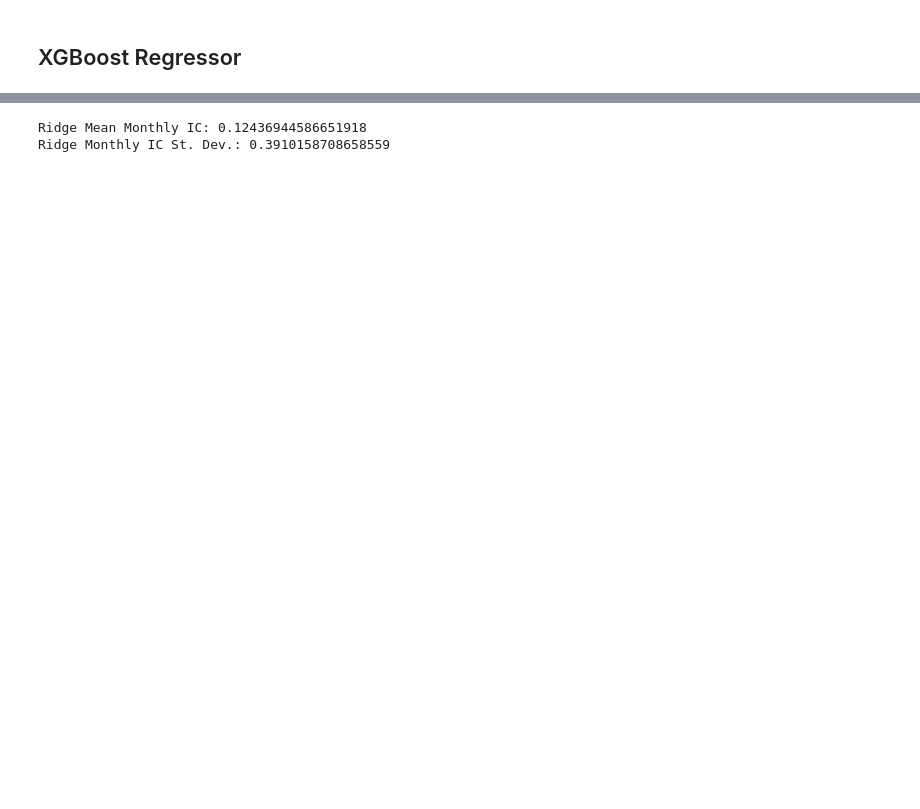
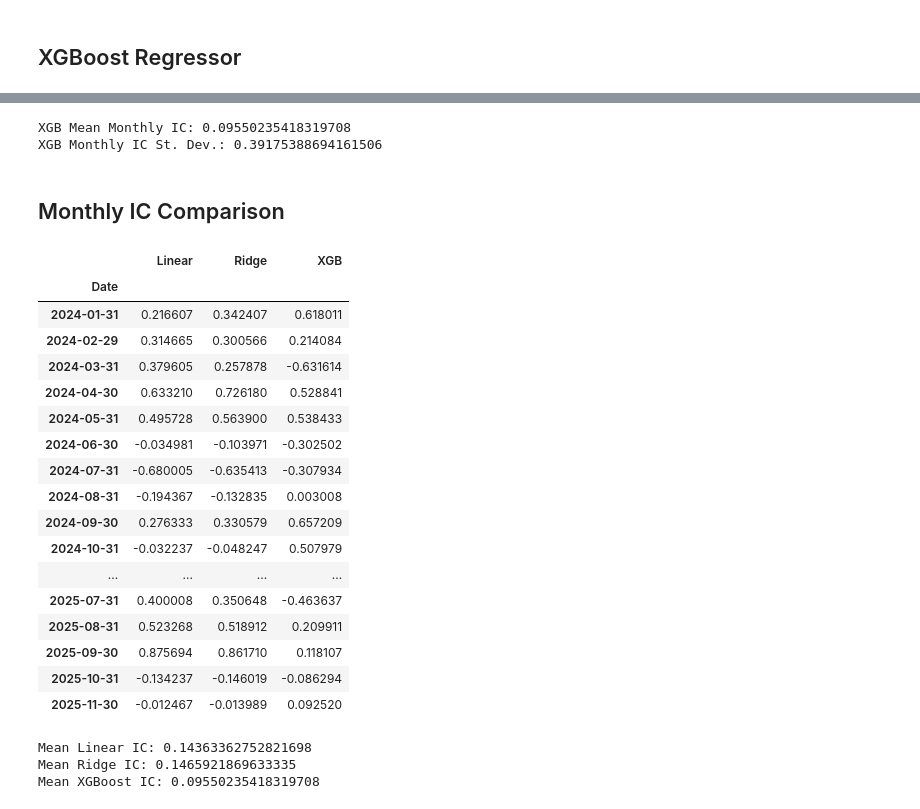
Before and after one commit to fernandez-alexis/stock-return-prediction, a Jupyter notebook: stock-return-pred.ipynb, the cells around one changed output, grey strips where cells are left out. Saved outputs shown, nothing was run; the diff lists cells and outputs as text; code cells hidden in the pictures; blank space fills up the shorter version.

Commit message:
Monthly IC comparisons

```diff
--- a/stock-return-pred.ipynb
+++ b/stock-return-pred.ipynb
@@ -360,9 +360,9 @@ R2: 0.010323602008825872
 # %%
-monthly_ic = test.groupby('Date').apply(
+mic_lm = test.groupby('Date').apply(
     lambda x: x['Predicted Returns'].corr(x['Future Returns']),
     include_groups=False
 )
 
-print("LM Mean Monthly IC:", monthly_ic.mean())
-print("LM Monthly IC St. Dev.:", monthly_ic.std())
+print("LM Mean Monthly IC:", mic_lm.mean())
+print("LM Monthly IC St. Dev.:", mic_lm.std())
 # %% [output]
@@ -535,8 +535,45 @@ mic_xgb = test.groupby('Date').apply(
     include_groups=False
 )
 
-print("Ridge Mean Monthly IC:", mic_xgb.mean())
-print("Ridge Monthly IC St. Dev.:", mic_xgb.std())
+print("XGB Mean Monthly IC:", mic_xgb.mean())
+print("XGB Monthly IC St. Dev.:", mic_xgb.std())
 # %% [output]
-Ridge Mean Monthly IC: 0.12436944586651918
-Ridge Monthly IC St. Dev.: 0.3910158708658559
+XGB Mean Monthly IC: 0.09550235418319708
+XGB Monthly IC St. Dev.: 0.39175388694161506
+# %% [markdown]
+## Monthly IC Comparison
+# %%
+mics = pd.DataFrame({
+    "Linear": mic_lm,
+    "Ridge": mic_ridge,
+    "XGB": mic_xgb
+})
+
+mics
+# %% [output]
+|  | Linear | Ridge | XGB |
+| Date |  |  |  |
+| 2024-01-31 | 0.216607 | 0.342407 | 0.618011 |
+| 2024-02-29 | 0.314665 | 0.300566 | 0.214084 |
+| 2024-03-31 | 0.379605 | 0.257878 | -0.631614 |
+| 2024-04-30 | 0.633210 | 0.726180 | 0.528841 |
+| 2024-05-31 | 0.495728 | 0.563900 | 0.538433 |
+| 2024-06-30 | -0.034981 | -0.103971 | -0.302502 |
+| 2024-07-31 | -0.680005 | -0.635413 | -0.307934 |
+| 2024-08-31 | -0.194367 | -0.132835 | 0.003008 |
+| 2024-09-30 | 0.276333 | 0.330579 | 0.657209 |
+| 2024-10-31 | -0.032237 | -0.048247 | 0.507979 |
+| ... | ... | ... | ... |
+| 2025-07-31 | 0.400008 | 0.350648 | -0.463637 |
+| 2025-08-31 | 0.523268 | 0.518912 | 0.209911 |
+| 2025-09-30 | 0.875694 | 0.861710 | 0.118107 |
+| 2025-10-31 | -0.134237 | -0.146019 | -0.086294 |
+| 2025-11-30 | -0.012467 | -0.013989 | 0.092520 |
+# %%
+print("Mean Linear IC:", mics["Linear"].mean())
+print("Mean Ridge IC:", mics["Ridge"].mean())
+print("Mean XGBoost IC:", mics["XGB"].mean())
+# %% [output]
+Mean Linear IC: 0.14363362752821698
+Mean Ridge IC: 0.1465921869633335
+Mean XGBoost IC: 0.09550235418319708
```
Also changed, not shown: parts of 21 cells of this notebook.
